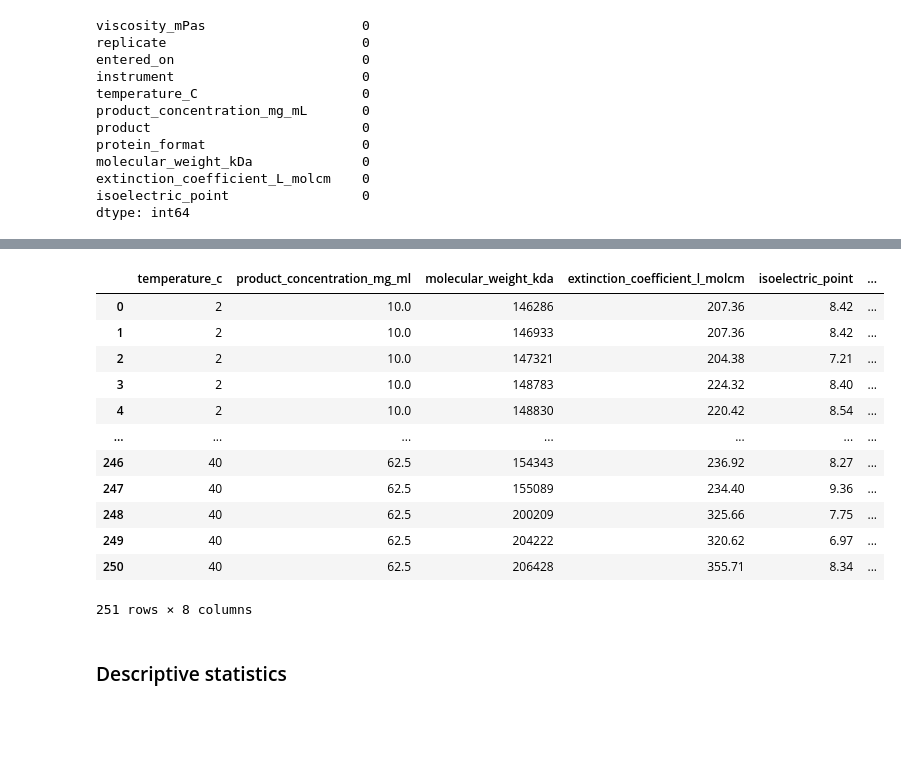
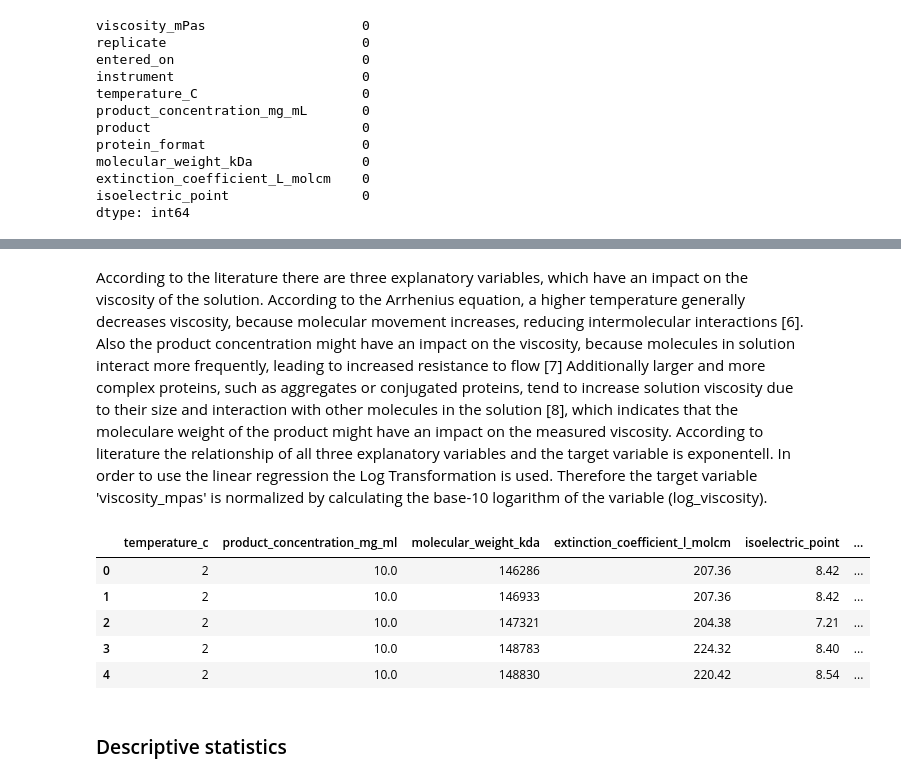
Before and after one commit to hempelt/project, a Jupyter notebook: reports/report.ipynb, the cells around one changed output, grey strips where cells are left out. Saved outputs shown, nothing was run; the diff lists cells and outputs as text; code cells hidden in the pictures; blank space fills up the shorter version.

```diff
--- a/reports/report.ipynb
+++ b/reports/report.ipynb
@@ -121,30 +123,26 @@ According to the literature there are three explanatory variables, which have an
 # Make sure column names are lower case and eliminate spaces
 df_all.columns = df_all.columns.str.lower()
 # %%
-# Both replikates within a measurement were aggregated and data set is reduced to the most interesting variables we want to examine
+# Aggregate the dataframe, by calculating the mean of two technical replicates
 df_aggregated = (
-    df_all.groupby(['temperature_c','product_concentration_mg_ml','molecular_weight_kda','extinction_coefficient_l_molcm','isoelectric_point','protein_format'], as_index=False)
+    df_all.groupby(['temperature_c', 'product_concentration_mg_ml', 'molecular_weight_kda',
+                    'extinction_coefficient_l_molcm', 'isoelectric_point', 'protein_format'], as_index=False)
     .agg({'viscosity_mpas': 'mean'})
 )
+# %% [markdown]
+According to the literature there are three explanatory variables, which have an impact on the viscosity of the solution. According to the Arrhenius equation, a higher temperature generally decreases viscosity, because molecular movement increases, reducing intermolecular interactions [6]. Also the product concentration might have an impact on the viscosity, because molecules in solution interact more frequently, leading to increased resistance to flow [7] Additionally larger and more complex proteins, such as aggregates or conjugated proteins, tend to increase solution viscosity due to their size and interaction with other molecules in the solution [8], which indicates that the moleculare weight of the product might have an impact on the measured viscosity. According to literature the relationship of all three explanatory variables and the target variable is exponentell. In order to use the linear regression the Log Transformation is used. Therefore the target variable 'viscosity_mpas' is normalized by calculating the base-10 logarithm of the variable (log_viscosity).
 # %%
 # Log-transformation of the target variable (without unit)
 df_aggregated['log_viscosity'] = np.log(df_aggregated['viscosity_mpas'])
 # %%
-df_aggregated
+df_aggregated.head()
 # %% [output]
 |  | temperature_c | product_concentration_mg_ml | molecular_weight_kda | extinction_coefficient_l_molcm | isoelectric_point | ... |
 | 0 | 2 | 10.0 | 146286 | 207.36 | 8.42 | ... |
 | 1 | 2 | 10.0 | 146933 | 207.36 | 8.42 | ... |
 | 2 | 2 | 10.0 | 147321 | 204.38 | 7.21 | ... |
 | 3 | 2 | 10.0 | 148783 | 224.32 | 8.40 | ... |
 | 4 | 2 | 10.0 | 148830 | 220.42 | 8.54 | ... |
-| ... | ... | ... | ... | ... | ... | ... |
-| 246 | 40 | 62.5 | 154343 | 236.92 | 8.27 | ... |
-| 247 | 40 | 62.5 | 155089 | 234.40 | 9.36 | ... |
-| 248 | 40 | 62.5 | 200209 | 325.66 | 7.75 | ... |
-| 249 | 40 | 62.5 | 204222 | 320.62 | 6.97 | ... |
-| 250 | 40 | 62.5 | 206428 | 355.71 | 8.34 | ... |
-251 rows × 8 columns
 # %% [markdown]
 ### Descriptive statistics
 # %%
```
Also changed, not shown: parts of 9 cells of this notebook.
